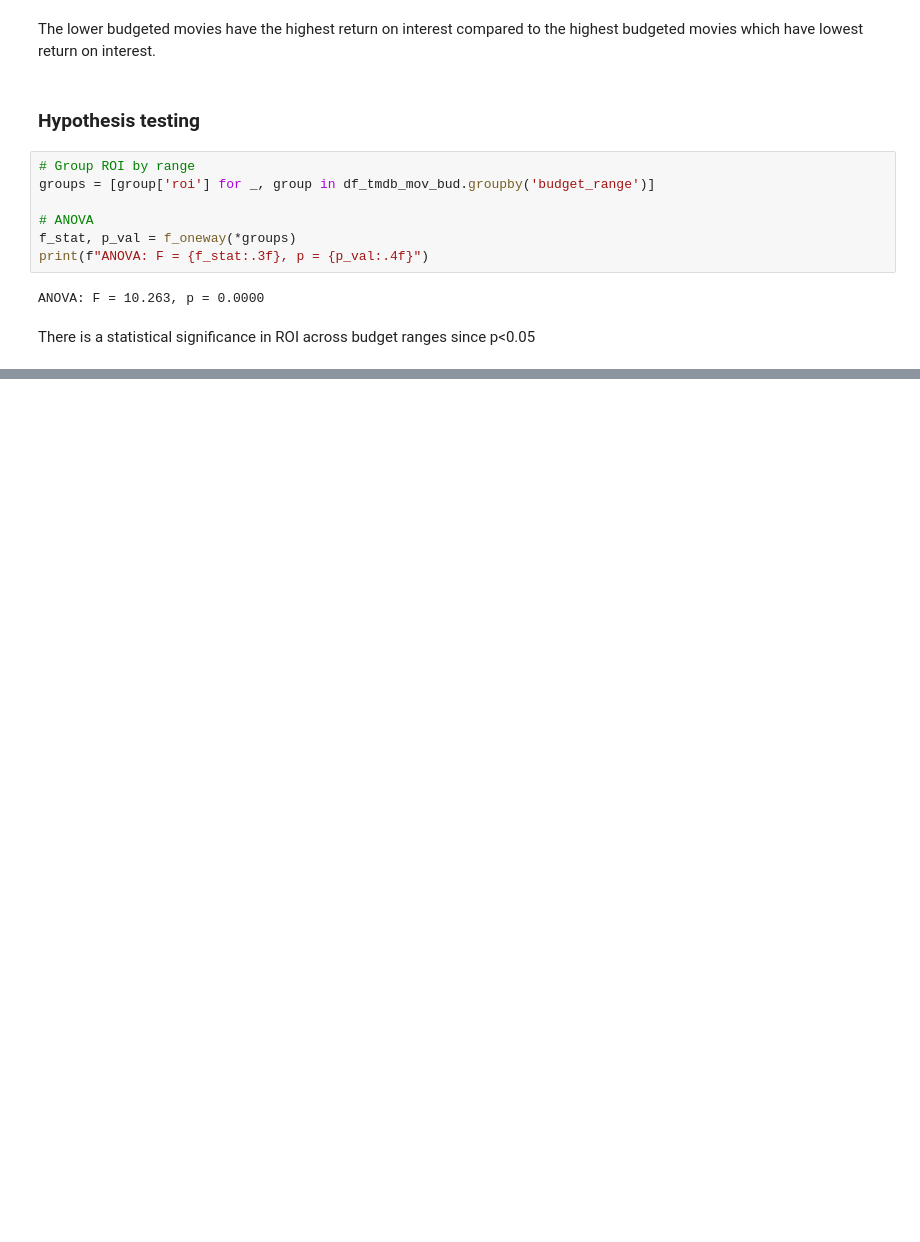
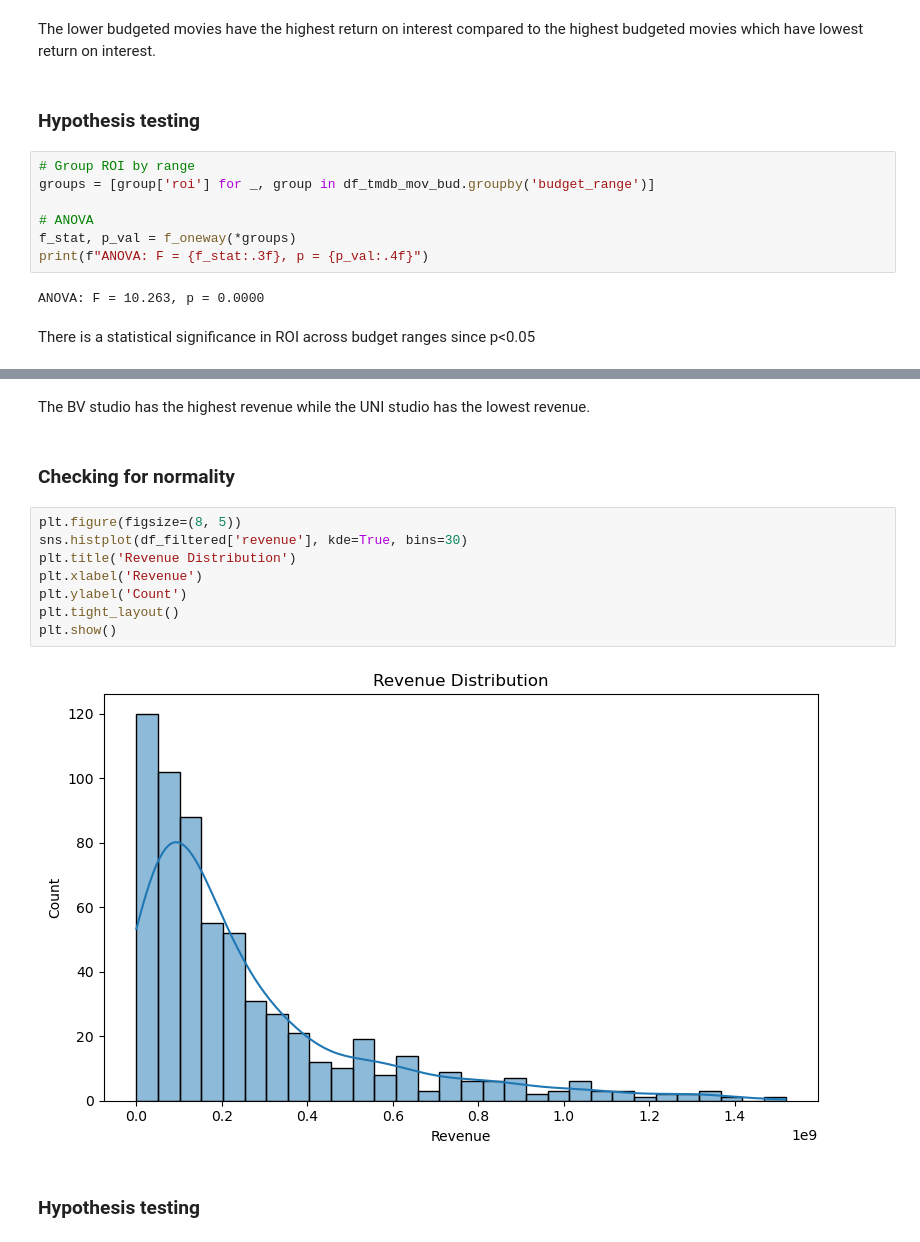
Before and after one commit to hildajerotich/GROUP-6-PHASE-2-PROJECT, a Jupyter notebook: student.ipynb, the cells around one changed output, grey strips where cells are left out. Cells and saved outputs as stored; diff of their text form; blank space fills up the shorter version.

```diff
--- a/student.ipynb
+++ b/student.ipynb
@@ -289,0 +398,16 @@ There is a statistical significance in ROI across budget ranges since p<0.05
+# %% [markdown]
+The BV studio has the highest revenue while the UNI studio has the lowest revenue.
+# %% [markdown]
+### Checking for normality
+# %%
+plt.figure(figsize=(8, 5))
+sns.histplot(df_filtered['revenue'], kde=True, bins=30)
+plt.title('Revenue Distribution')
+plt.xlabel('Revenue')
+plt.ylabel('Count')
+plt.tight_layout()
+plt.show()
+# %% [output]
+[figure, added]
+# %% [markdown]
+### Hypothesis testing
```
Also changed, not shown: parts of 20 cells of this notebook.
